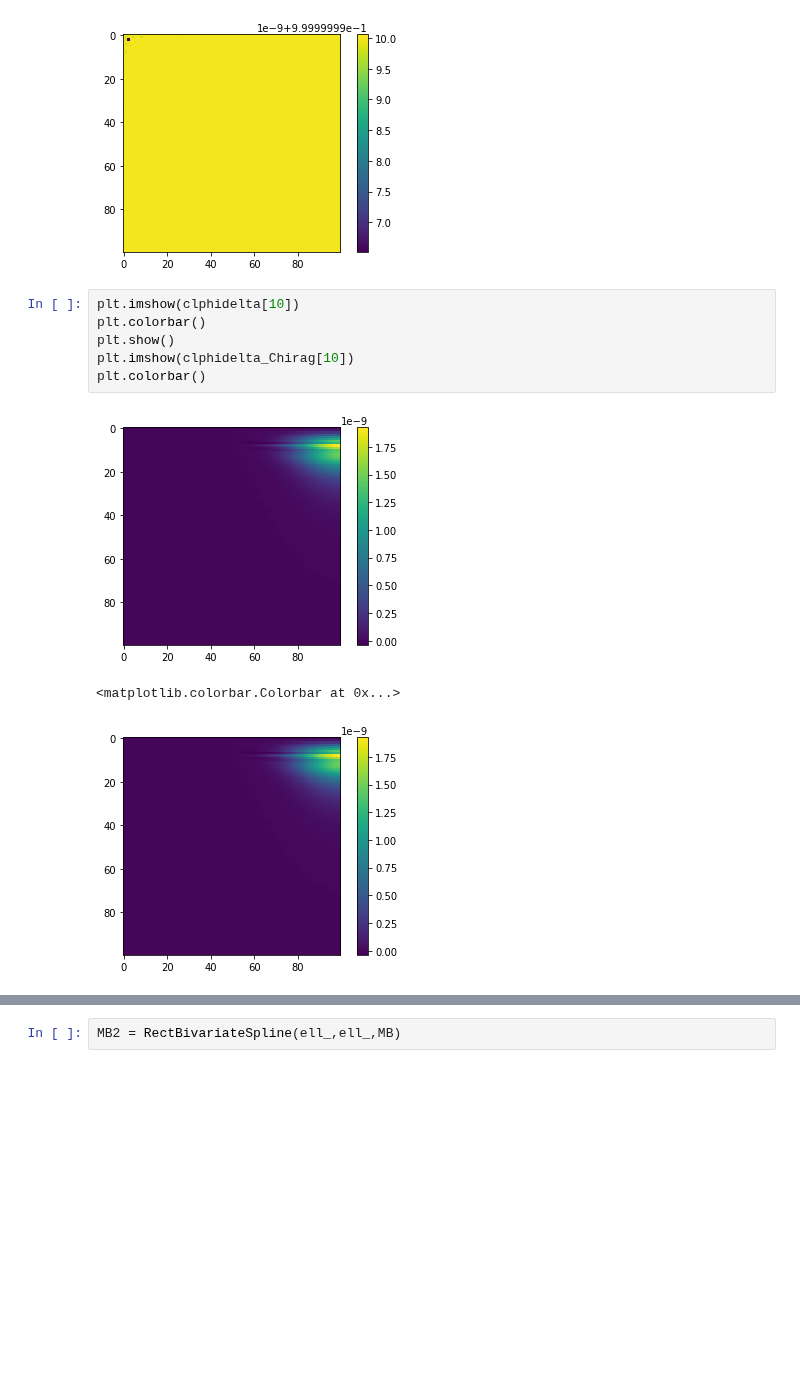
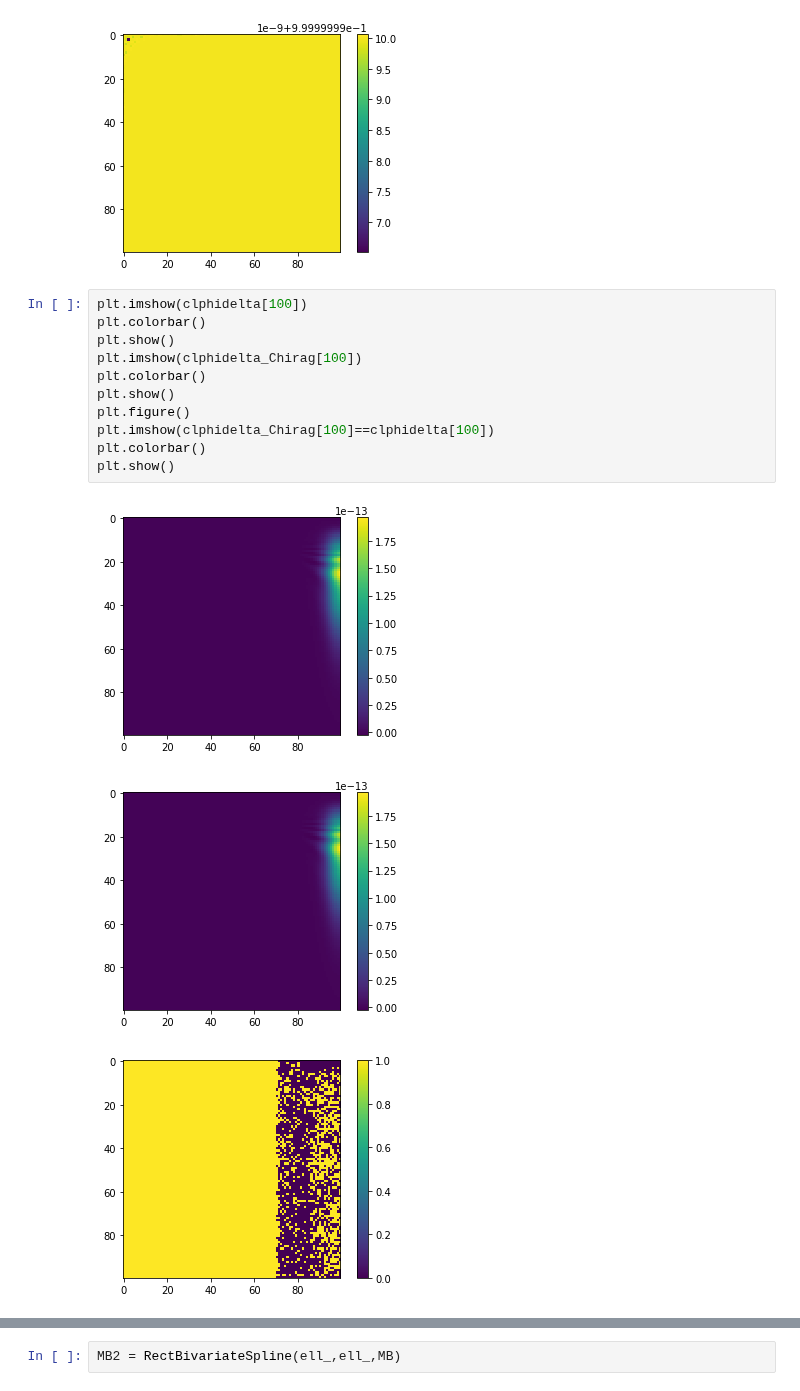
Before and after one commit to VMBoehm/postlimber, a Jupyter notebook: notebooks/PostBornTerms without Limber new approach- additional terms.ipynb, the cells around one changed output, grey strips where cells are left out. Saved outputs shown, nothing was run; the diff lists cells and outputs as text; blank space fills up the shorter version.

```diff
--- a/notebooks/PostBornTerms without Limber new approach- additional terms.ipynb
+++ b/notebooks/PostBornTerms without Limber new approach- additional terms.ipynb
@@ -196,12 +204,17 @@ plt.colorbar()
 <matplotlib.colorbar.Colorbar at 0x...>
 [figure]
 # %%
-plt.imshow(clphidelta[10])
+plt.imshow(clphidelta[100])
 plt.colorbar()
 plt.show()
-plt.imshow(clphidelta_Chirag[10])
+plt.imshow(clphidelta_Chirag[100])
 plt.colorbar()
+plt.show()
+plt.figure()
+plt.imshow(clphidelta_Chirag[100]==clphidelta[100])
+plt.colorbar()
+plt.show()
 # %% [output]
-[figure, old version]
+[figure, new version]
-<matplotlib.colorbar.Colorbar at 0x...>
-[figure, old version]
+[figure, new version]
+[figure, added]
```
Also changed, not shown: parts of 13 cells of this notebook, 5 other files.
